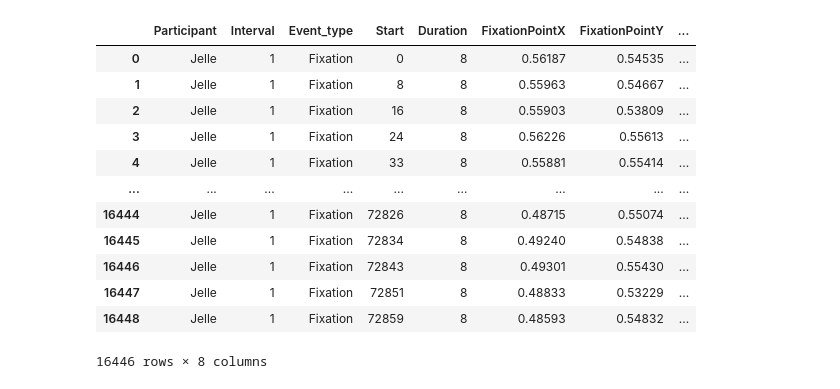
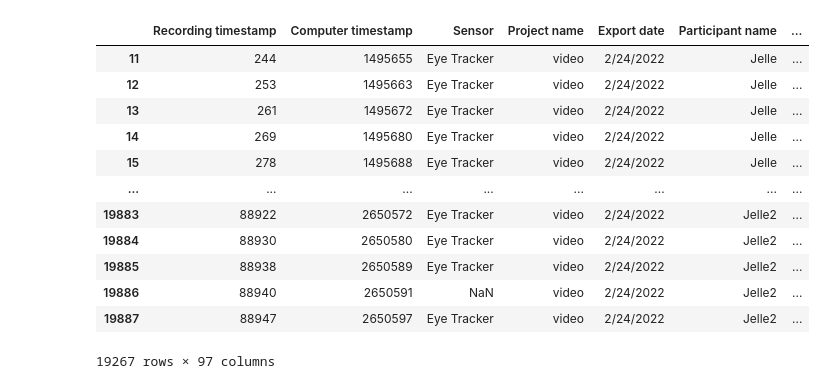
Before and after one commit to Tuur123/StageHITlab, a Jupyter notebook: VasteEyetrackerHeatmap/parse.ipynb, the cells around one changed output. Drawn from its saved outputs; the diff is of its cells as text; code cells hidden in the pictures.

```diff
--- a/VasteEyetrackerHeatmap/parse.ipynb
+++ b/VasteEyetrackerHeatmap/parse.ipynb
@@ -11,21 +13,22 @@ df = pd.read_csv('video Metrics.tsv', sep='\t')
+# %%
+df.loc[(df['Eye movement type'] == 'Fixation') | (df['Eye movement type'] == 'Saccade')]
+# %% [output]
+|  | Recording timestamp | Computer timestamp | Sensor | Project name | Export date | Participant name | ... |
+| 11 | 244 | 1495655 | Eye Tracker | video | 2/24/2022 | Jelle | ... |
+| 12 | 253 | 1495663 | Eye Tracker | video | 2/24/2022 | Jelle | ... |
+| 13 | 261 | 1495672 | Eye Tracker | video | 2/24/2022 | Jelle | ... |
+| 14 | 269 | 1495680 | Eye Tracker | video | 2/24/2022 | Jelle | ... |
+| 15 | 278 | 1495688 | Eye Tracker | video | 2/24/2022 | Jelle | ... |
+| ... | ... | ... | ... | ... | ... | ... | ... |
+| 19883 | 88922 | 2650572 | Eye Tracker | video | 2/24/2022 | Jelle2 | ... |
+| 19884 | 88930 | 2650580 | Eye Tracker | video | 2/24/2022 | Jelle2 | ... |
+| 19885 | 88938 | 2650589 | Eye Tracker | video | 2/24/2022 | Jelle2 | ... |
+| 19886 | 88940 | 2650591 | NaN | video | 2/24/2022 | Jelle2 | ... |
+| 19887 | 88947 | 2650597 | Eye Tracker | video | 2/24/2022 | Jelle2 | ... |
+19267 rows × 97 columns
 # %%
-df = df[['Participant', 'Interval', 'Event_type', 'Start', 'Duration', 'FixationPointX', 'FixationPointY', 'Average_pupil_size']]
+# df = df[['Participant', 'Interval', 'Event_type', 'Start', 'Duration', 'FixationPointX', 'FixationPointY', 'Average_pupil_size']]
 
-indexNames = df[ (df['FixationPointX'] < 0) | (df['FixationPointX'] > 1) | (df['FixationPointY'] < 0) | (df['FixationPointY'] > 1) | (df['Participant'] == 'Jelle2')].index
-df.drop(indexNames , inplace=True)
-df.dropna()
+# indexNames = df[ (df['Gaze point X'] < 0) | (df['Gaze point X'] > 1) | (df['Gaze point Y'] < 0) | (df['Gaze point Y'] > 1) | (df['Participant name'] == 'Jelle2')].index
+# df = df.drop(indexNames , inplace=True)
-# %% [output]
-|  | Participant | Interval | Event_type | Start | Duration | FixationPointX | FixationPointY | ... |
-| 0 | Jelle | 1 | Fixation | 0 | 8 | 0.56187 | 0.54535 | ... |
-| 1 | Jelle | 1 | Fixation | 8 | 8 | 0.55963 | 0.54667 | ... |
-| 2 | Jelle | 1 | Fixation | 16 | 8 | 0.55903 | 0.53809 | ... |
-| 3 | Jelle | 1 | Fixation | 24 | 8 | 0.56226 | 0.55613 | ... |
-| 4 | Jelle | 1 | Fixation | 33 | 8 | 0.55881 | 0.55414 | ... |
-| ... | ... | ... | ... | ... | ... | ... | ... | ... |
-| 16444 | Jelle | 1 | Fixation | 72826 | 8 | 0.48715 | 0.55074 | ... |
-| 16445 | Jelle | 1 | Fixation | 72834 | 8 | 0.49240 | 0.54838 | ... |
-| 16446 | Jelle | 1 | Fixation | 72843 | 8 | 0.49301 | 0.55430 | ... |
-| 16447 | Jelle | 1 | Fixation | 72851 | 8 | 0.48833 | 0.53229 | ... |
-| 16448 | Jelle | 1 | Fixation | 72859 | 8 | 0.48593 | 0.54832 | ... |
-16446 rows × 8 columns
 # %%
```
Also changed, not shown: parts of 6 cells of this notebook, 16 other files.
